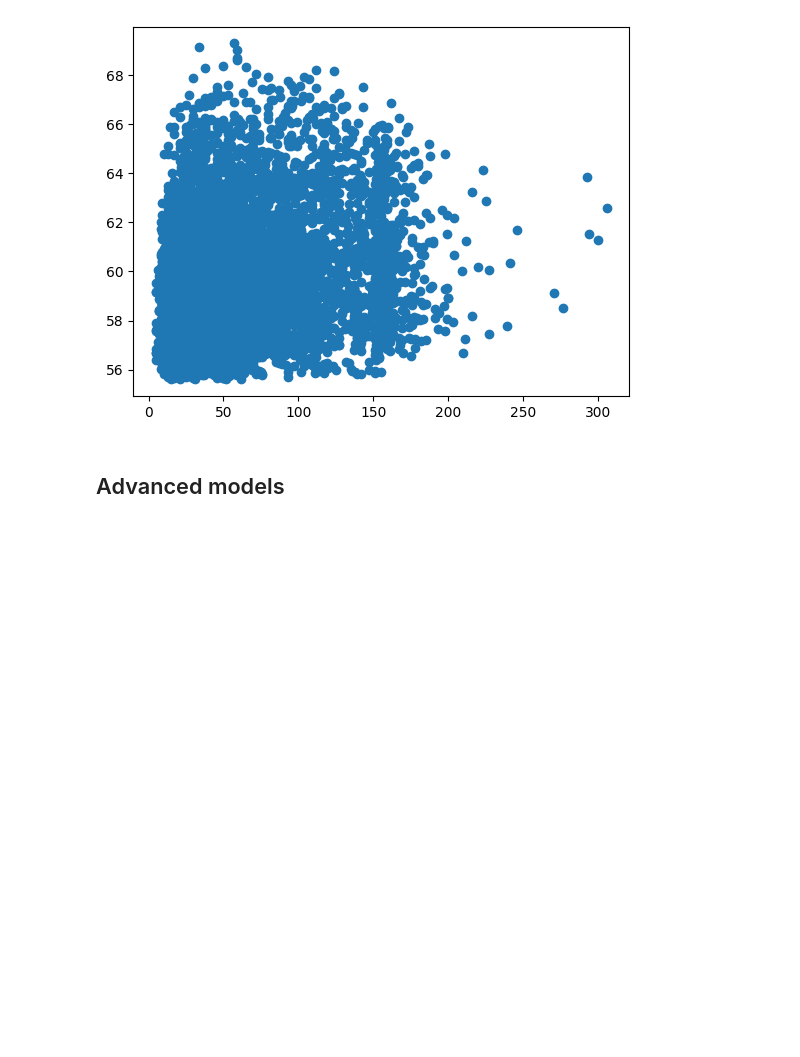
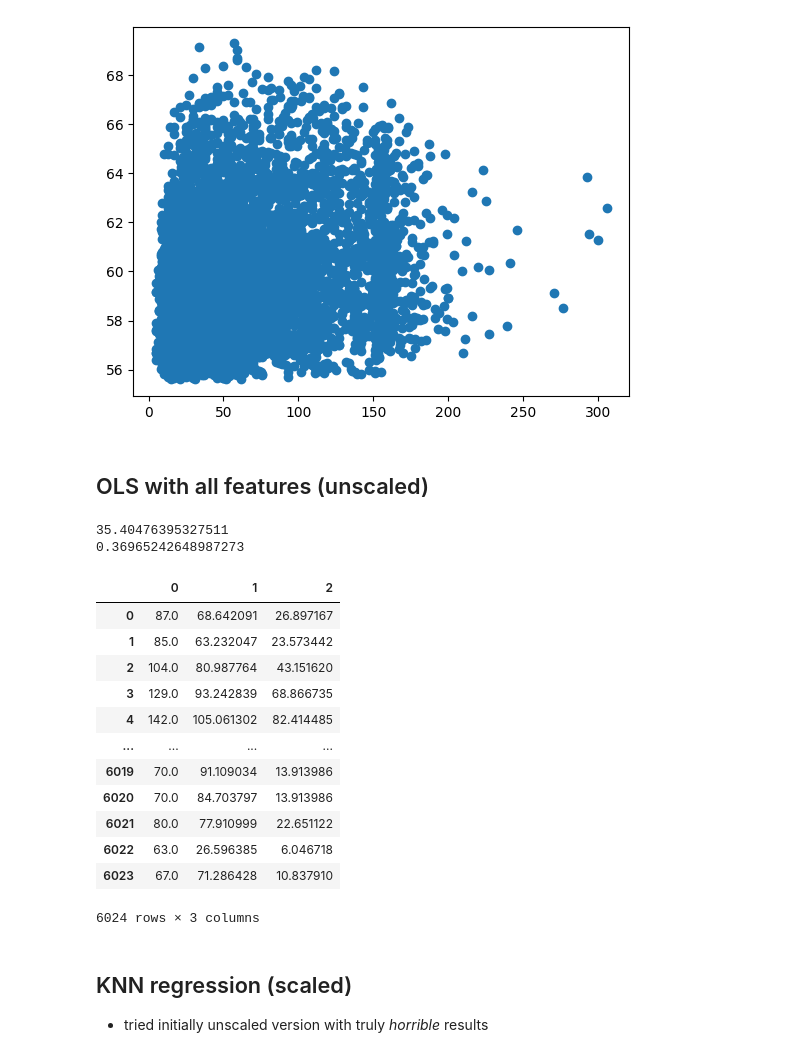
Before and after one commit to MarKaplanova/ds-ml-project, a Jupyter notebook: pollution_project.ipynb, the cells around one changed output. Drawn from its saved outputs; the diff is of its cells as text; code cells hidden in the pictures; blank space fills up the shorter version.

Commit message:
added OLS with all features, KNN (scaled) with all features, DT, and a DT with GridSearch

```diff
--- a/pollution_project.ipynb
+++ b/pollution_project.ipynb
@@ -312,19 +297,19 @@ $$ PM_{2.5} = \hat{b}_0 + \hat{b}_1 * wind $$
 base_features = ['relative_humidity_2m_above_ground']
 
 # fit linear regression
-base = LinearRegression()
-base.fit(X_train[base_features], y_train)
+all = LinearRegression()
+all.fit(X_train[base_features], y_train)
 
 # predict values for test data
-y_pred_base = base.predict(X_test[base_features])
+y_pred_base = all.predict(X_test[base_features])
 e_base = y_test - y_pred_base
 
 # predict values for train data (for checks)
-y_pred_base_train = base.predict(X_train[base_features])
+y_pred_base_train = all.predict(X_train[base_features])
 
 # calculate rmse of the model
 rmse = mean_squared_error(y_test, y_pred_base, squared = False)
-rmse
+print(rmse)
 
 r2 = r2_score(y_test, y_pred_base)
 print(r2)
@@ -334,8 +319,8 @@ base_plot = pd.DataFrame(np.c_[y_test, y_pred_base, e_base])
 base_plot
 
 # print model coefficients
-print(f" The model is: \n PM2.5 = {base.coef_} + {base.intercept_[0]} * humidity")
+print(f" The model is: \n PM2.5 = {all.coef_} + {all.intercept_[0]} * humidity")
 
 # r2_score(y_train, y_pred_train)
-base.coef_
+all.coef_
 # %% [output]
@@ -355,5 +341,3 @@ plt.scatter(y_test, y_pred_base)
 # %% [output]
 <matplotlib.collections.PathCollection at 0x...>
 [figure]
-# %% [markdown]
-## Advanced models
@@ -377,0 +344,49 @@ models = [ols, knn, dt, rf]
+# %% [markdown]
+## OLS with all features (unscaled)
+# %%
+# OLS with all variables
+
+# select features
+all_features = weather_cols + poll_cols
+
+# fit linear regression
+all = LinearRegression()
+all.fit(X_train[all_features], y_train)
+
+# predict values for test data
+y_pred_all = all.predict(X_test[all_features])
+e_all = y_test - y_pred_all
+
+# predict values for train data (for checks)
+y_pred_all_train = all.predict(X_train[all_features])
+
+# calculate rmse of the model
+rmse = mean_squared_error(y_test, y_pred_all, squared = False)
+rmse
+print(rmse)
+
+r2 = r2_score(y_test, y_pred_all)
+print(r2)
+
+# concat true and predicted values
+all_plot = pd.DataFrame(np.c_[y_test, y_pred_all, e_base])
+all_plot
+# %% [output]
+35.40476395327511
+0.36965242648987273
+|  | 0 | 1 | 2 |
+| 0 | 87.0 | 68.642091 | 26.897167 |
+| 1 | 85.0 | 63.232047 | 23.573442 |
+| 2 | 104.0 | 80.987764 | 43.151620 |
+| 3 | 129.0 | 93.242839 | 68.866735 |
+| 4 | 142.0 | 105.061302 | 82.414485 |
+| ... | ... | ... | ... |
+| 6019 | 70.0 | 91.109034 | 13.913986 |
+| 6020 | 70.0 | 84.703797 | 13.913986 |
+| 6021 | 80.0 | 77.910999 | 22.651122 |
+| 6022 | 63.0 | 26.596385 | 6.046718 |
+| 6023 | 67.0 | 71.286428 | 10.837910 |
+6024 rows × 3 columns
+# %% [markdown]
+## KNN regression (scaled)
+- tried initially unscaled version with truly *horrible* results
```
Also changed, not shown: parts of 17 cells of this notebook.
